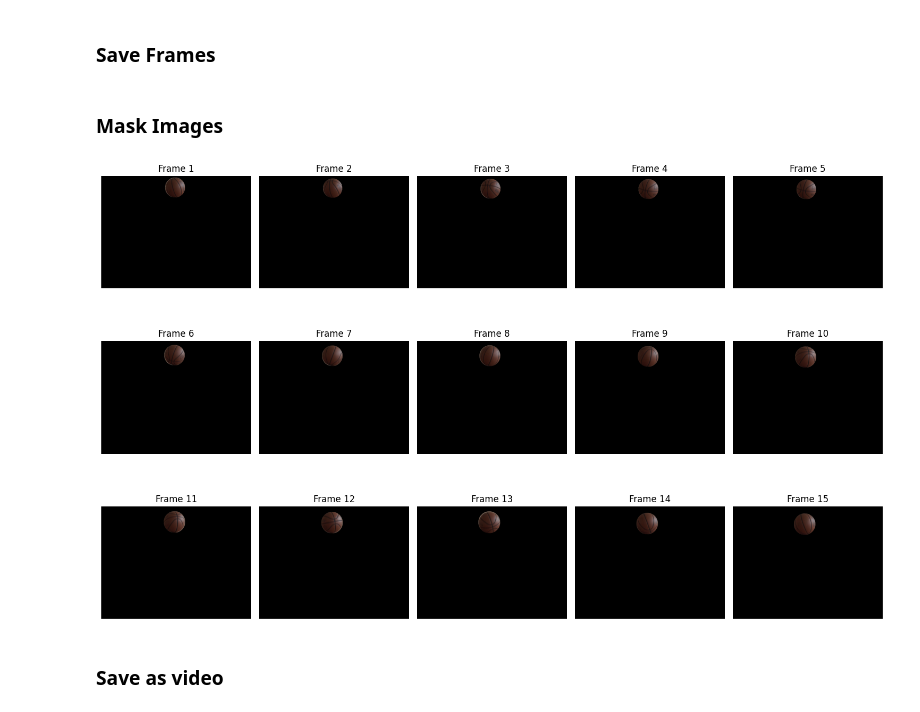
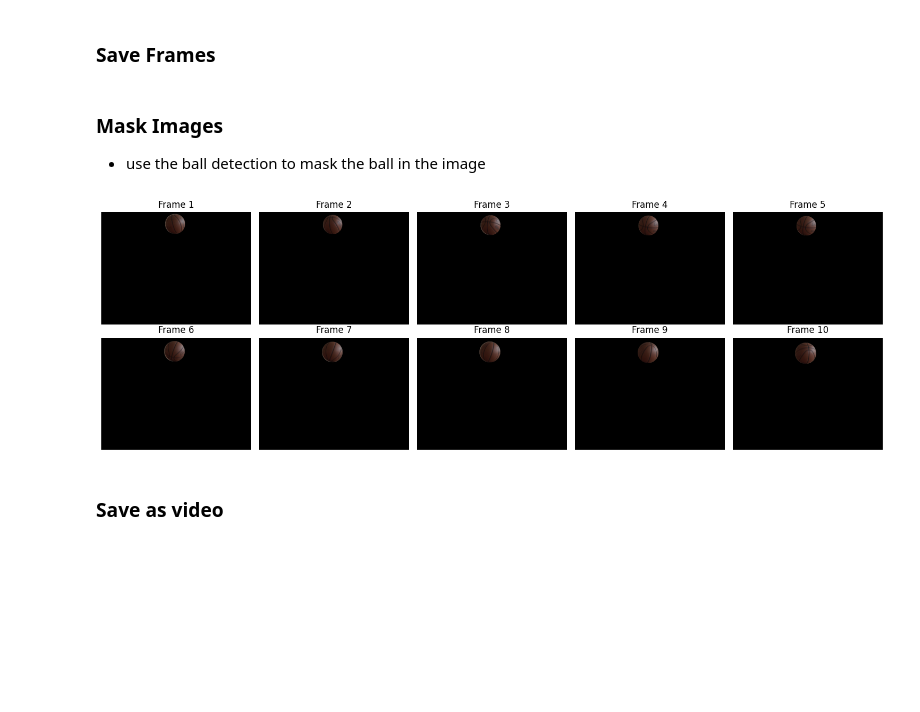
Before and after one commit to taylorj8/final_project, a Jupyter notebook: optical_flow.ipynb, the cells around one changed output. Saved outputs shown, nothing was run; the diff lists cells and outputs as text; code cells hidden in the pictures; blank space fills up the shorter version.

```diff
--- a/optical_flow.ipynb
+++ b/optical_flow.ipynb
@@ -32,6 +32,3 @@ def extract_frames(video_path):
 
     cap.release()
     return frames
-# %%
-frames = extract_frames("data/optical_flow/basketball.mp4")
-print(f"Total number of frames extracted: {len(frames)}")
@@ -42,12 +37,11 @@ Total number of frames extracted: 92
 # %%
 import keras
 from typing import Optional
-from functions import downsample_image, crop_to_circle
+from functions import *
 import matplotlib.pyplot as plt
 from sys import maxsize as max_int
 import numpy as np
 from tqdm import tqdm
-from collections import Counter
 
 
 def detect_circles(image: np.ndarray, max_radius: int, max_circles = max_int, threshold = 1) -> np.ndarray:
@@ -82,7 +76,7 @@ def detect_circles(image: np.ndarray, max_radius: int, max_circles = max_int, th
     return circles[:max_circles]
 
 
-def identify_ball(model: keras.Sequential, image: np.ndarray, max_radius: int) -> Tuple[str, int, np.ndarray]:
+def identify_ball(model: keras.Sequential, image: np.ndarray, max_radius: int) -> tuple[str, int, np.ndarray]:
     # Preprocess the image
     circles = detect_circles(image, max_radius=max_radius, max_circles=5)
     cropped_images = crop_to_circle(image, circles)
@@ -107,14 +101,14 @@ def identify_ball(model: keras.Sequential, image: np.ndarray, max_radius: int) -
     return best_class, round(best_prob * 100), circles[best_idx]
 
 
-def get_labels_and_circles(model: keras.Sequential, frames: List[np.ndarray], max_radius: int = 150) -> Tuple[List[str], List[np.ndarray]]:
+def get_labels_and_circles(model: keras.Sequential, frames: list[np.ndarray], max_radius: int = 150) -> tuple[list[str], list[np.ndarray]]:
     labels = []
     circles = []
     for frame in tqdm(frames):
         label, prob, circle = identify_ball(model, frame, max_radius)
         name = f"{label} ({prob}%)"
         x, y, r = circle
-        position = (x, y - r - 50)
+        position = (x - 60, y + r + 40)
         labels.append((name, position))
         circles.append(circle)
     return labels, circles
@@ -261,7 +249,6 @@ Total number of frames extracted: 91
 frames = extract_frames("data/optical_flow/basketball.mp4")
 print(f"Total number of frames extracted: {len(frames)}")
 
-labels, circles = get_labels_and_circles(model, frames, 150)
-visualise_optical_flow("data/optical_flow/", "basketball.mp4", "basketball_masked.mp4", labels)
+labels, circles = get_labels_and_circles(model, frames, 200)
 # %% [output]
 Total number of frames extracted: 92
@@ -284,34 +271,36 @@ def save_frames(frames, folder_path):
 folder_path = "data/optical_flow/tennis_ball"
 save_frames(frames, folder_path)
 print(f"Frames saved to folder: {folder_path}")
-# %% [markdown]
-### Mask Images
+# %% [markdown]
+### Mask Images
+
+- use the ball detection to mask the ball in the image
 # %%
-def mask_images(frames: List[np.ndarray], circles: List[Tuple[int, int, int]]) -> List[np.ndarray]:
+def mask_images(frames: list[np.ndarray], circles: list[tuple[int, int, int]]) -> list[np.ndarray]:
     masked_frames = []
     frames_with_circles = list(zip(frames, circles))
     for frame, (x, y, r) in tqdm(frames_with_circles):
         mask = np.zeros_like(frame)
         cv2.circle(mask, (x, y), r, (255, 255, 255), thickness=-1)
         masked_frame = cv2.bitwise_and(frame, mask)
         masked_frames.append(masked_frame)
 
     # Display the first masked frame as an example
-    fig, axes = plt.subplots(3, 5, figsize=(15, 10))
+    fig, axes = plt.subplots(2, 5, figsize=(15, 5))
     for i, ax in enumerate(axes.flat):
         if i < len(masked_frames):
             ax.imshow(cv2.cvtColor(masked_frames[i], cv2.COLOR_BGR2RGB))
             ax.set_title(f"Frame {i+1}")
         ax.axis('off')
     plt.tight_layout()
     plt.show()
 
     return masked_frames
 
 
 masked_frames = mask_images(frames, circles)
 # %% [output]
-[figure, old version]
+[figure, new version]
 # %% [markdown]
 ### Save as video
 # %%
```
Also changed, not shown: parts of 9 cells of this notebook, 2 other files.
